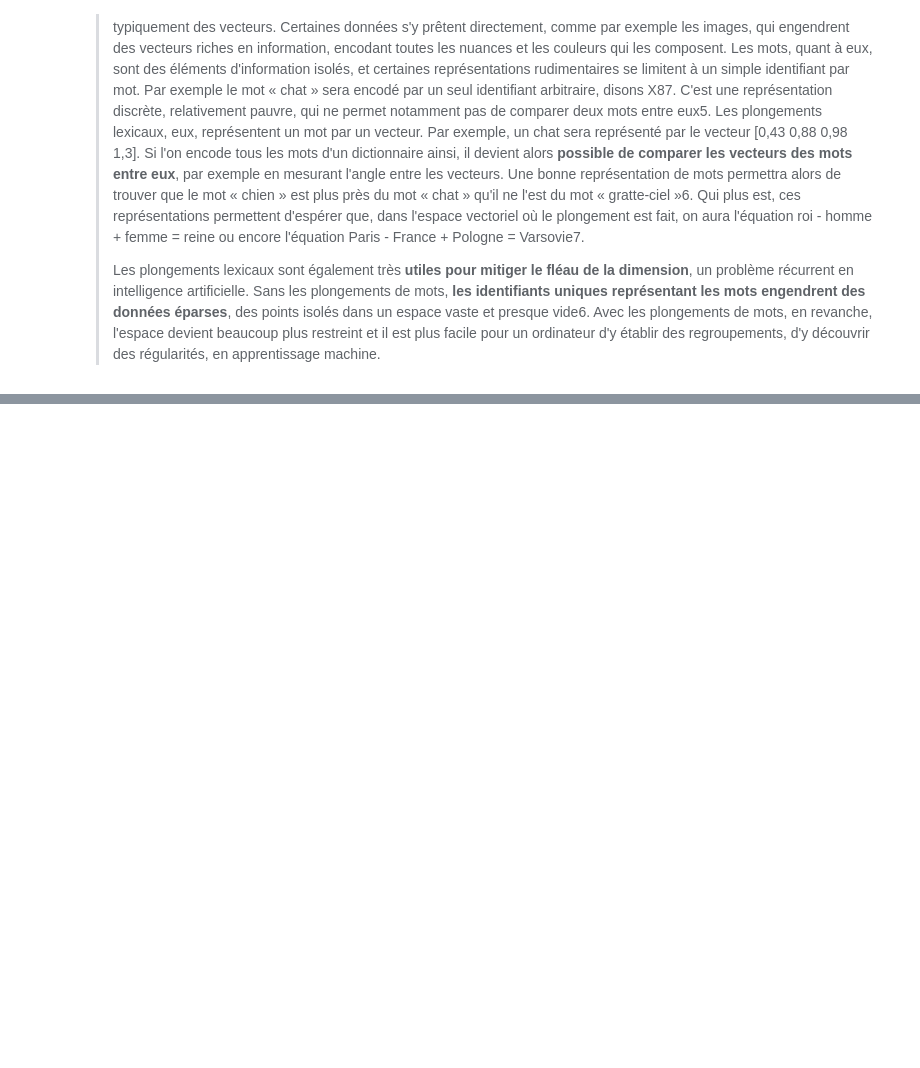
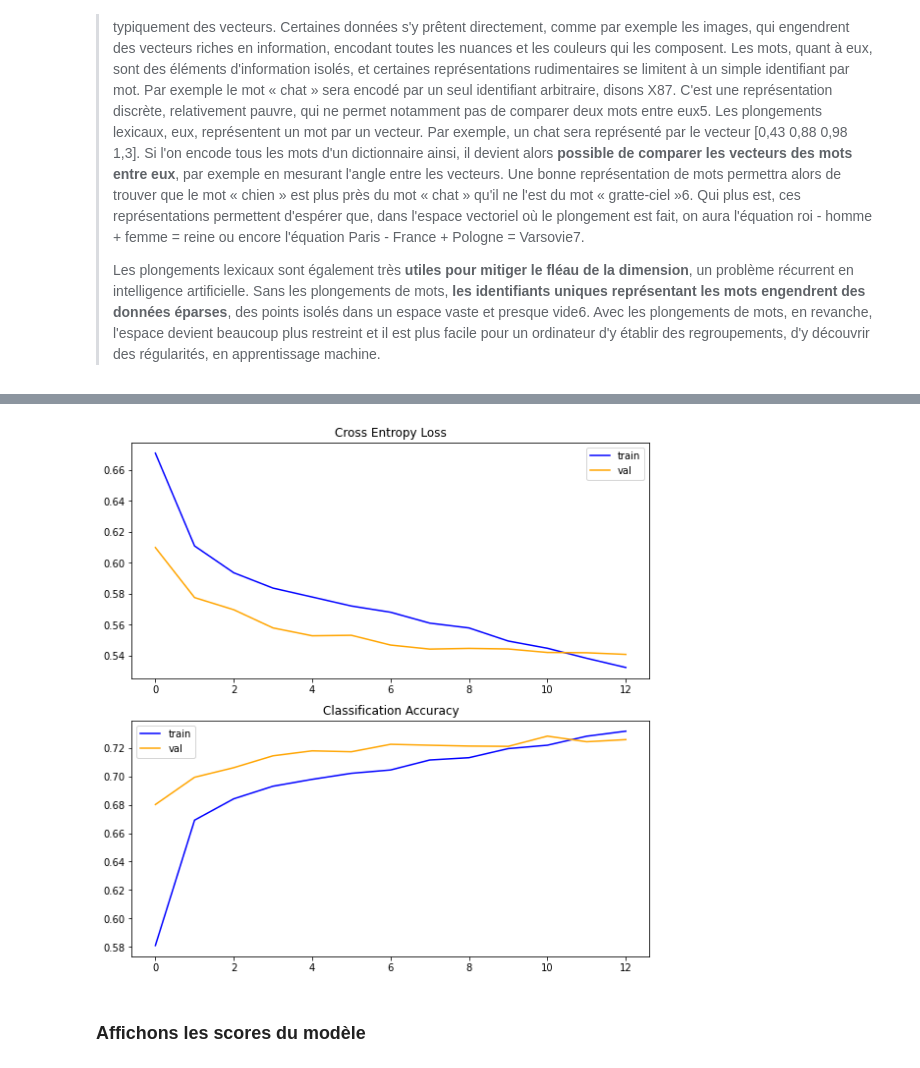
Before and after one commit to Valkea/OC_AI_07, a Jupyter notebook: 03_Classification_NN.ipynb, the cells around one changed output, grey strips where cells are left out. Cells and saved outputs as stored; diff of their text form; code cells hidden in the pictures; blank space fills up the shorter version.

Commit message:
feature: try 2 new models with Word2Vec and FastText
refactor: update menu & navigation

```diff
--- a/03_Classification_NN.ipynb
+++ b/03_Classification_NN.ipynb
@@ -640,10 +670,6 @@ def word_embedding_transform(embedding_model, sentences, max_len=50):
 # %%
-train_x = word_embedding_transform(w2v_model, df_train)
-train_y = y_train
+X_train_ready = word_embedding_transform(w2v_model, X_train)
+print('X_train_ready shape:', X_train_ready.shape, 'y_train shape:', y_train.shape)
 
-print('train_x shape:', train_x.shape, 'train_y shape:', train_y.shape)
-
-valid_x = word_embedding_transform(w2v_model, df_test)
-valid_y = y_test
-
-print('valid_x shape:', valid_x.shape, 'valid_y shape:', valid_y.shape)
+X_test_ready = word_embedding_transform(w2v_model, X_test)
+print('X_test_ready shape:', X_test_ready.shape, 'y_test shape:', y_test.shape)
@@ -678,0 +715,4 @@ def gensim_to_keras_embedding(model, train_embeddings=False):
+# %%
+embedding = gensim_to_keras_embedding(w2v_model, train_embeddings=False)
+# %%
+archi01_model_RAW_Word2Vec = architecture1(f_opti, f_loss, f_metrics, embedding)
@@ -678,0 +739,4 @@ def gensim_to_keras_embedding(model, train_embeddings=False):
+# %%
+t0 = time.perf_counter()
+history_clf_archi01_RAW_Word2Vec = archi01_model_RAW_Word2Vec.fit(x=X_train_ready, y=y_train, validation_data=(X_test_ready, y_test), epochs=50, batch_size=32, callbacks=init_callbacks("archi01_RAW_Word2Vec")) # , validation_split=0.2 , train_labels
+train_time = time.perf_counter() - t0
@@ -678,0 +761,6 @@ def gensim_to_keras_embedding(model, train_embeddings=False):
+# %%
+summarize_diagnostics(history_clf_archi01_RAW_Word2Vec)
+# %% [output]
+[figure, added]
+# %% [markdown]
+### Affichons les scores du modèle
```
Also changed, not shown: parts of 49 cells of this notebook, 1 other file.
